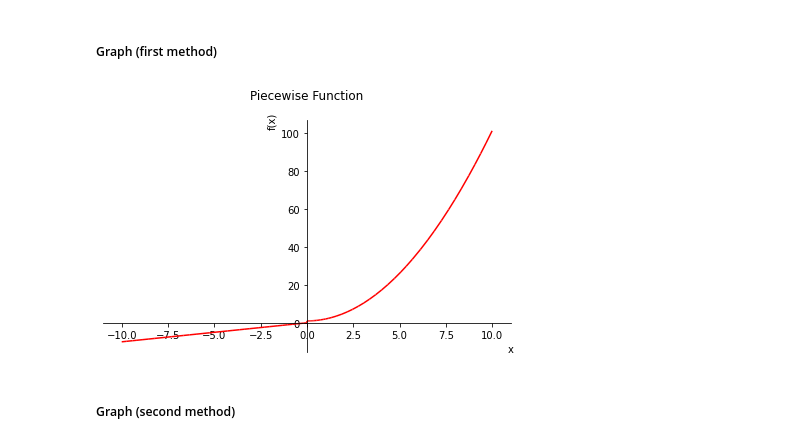
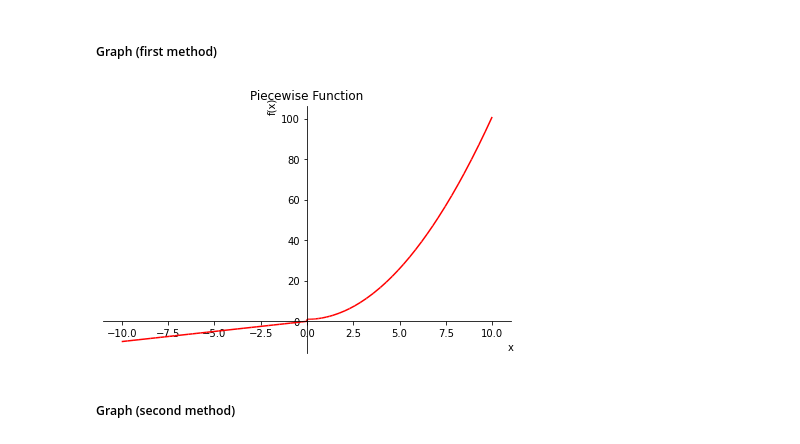
Before and after one commit to PaulToronto/Johns-Hopkins-Coursera-Applied-Calculus-With-Python, a Jupyter notebook: 2_1_Introduction_to_Functions.ipynb, the cells around one changed output. Cells and saved outputs as stored; diff of their text form; code cells hidden in the pictures.

```diff
--- a/2_1_Introduction_to_Functions.ipynb
+++ b/2_1_Introduction_to_Functions.ipynb
@@ -188,10 +188,10 @@ $\displaystyle \begin{cases} x^{2} + 1 & \text{for}\: x \geq 0 \\x & \text{other
 # %%
 fig = sp.plot(p,
               line_color='red',
-              title='Piecewise Function\n'
+              title='Piecewise Function'
 )
 # %% [output]
-[figure, old version]
+[figure, new version]
 # %% [markdown]
 ##### Graph (second method)
 # %%
```
Also changed, not shown: parts of 1 cell of this notebook.
